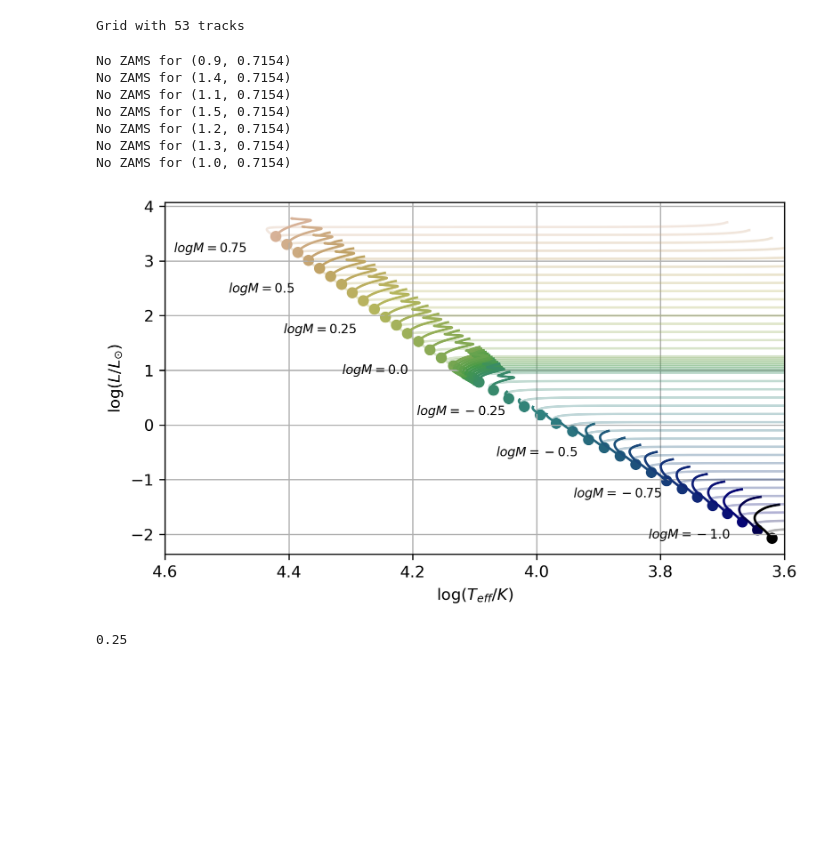
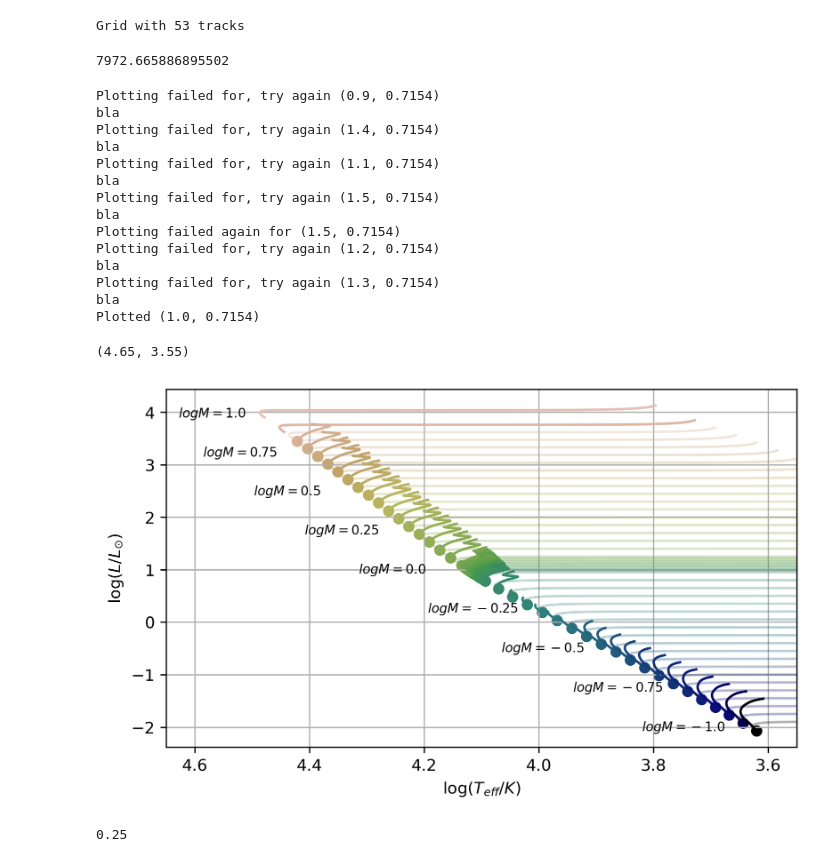
Before and after one commit to Jems-jl/Jems.jl, a Jupyter notebook: Figures/Pythonplots/dualgrid3.ipynb, the cells around one changed output. Cells and saved outputs as stored; diff of their text form; code cells hidden in the pictures; blank space fills up the shorter version.

Commit message:
plots

```diff
--- a/Figures/Pythonplots/dualgrid3.ipynb
+++ b/Figures/Pythonplots/dualgrid3.ipynb
@@ -61,7 +61,7 @@ class Track:
             return None
         return index
 
-    def compute_indices(self, H_cutoff=0.999, Temp_reference = 10**3.0):
+    def compute_indices(self, H_cutoff=0.999999, Temp_reference = 10**3.0):
         self.compute_ZAMS_index(H_cutoff)
         self.compute_PMS_index(Temp_reference)
 
@@ -134,20 +134,42 @@ class Grid:
         return ax
 
     def plot_HRD(self, ax = None):
+        track_logM_1 = Track("../../DualRuns/DualGrid3/logM_1.0_X_0.7154_.history.hdf5")
         ax, colors, shapes = self.HRD_things(ax)
         for track in self.tracks:
-            if track.ZAMS_index == None:
-                print('No ZAMS for', track.get_gridpoint())
+            #if track.ZAMS_index == None:
+            #    print('No ZAMS for', track.get_gridpoint())
+            #    continue
+            if track.logM == 1.0:
+                logT = np.log10(track.history.T_surf)
+                logL = np.log10(track_logM_1.history.L_surf)
+                ax.plot(logT, logL, color = colors[track.logM])
+                ax.text(logT[1767]+0.15, logL[1767], f"$log M = {track.logM}$", fontsize=8)
+                print('Plotted', track.get_gridpoint())
                 continue
-            logT = np.log10(track.history.T_surf)
-            logL = np.log10(track.history.L_surf)
-            ax.plot(logT[track.ZAMS_index:-1], logL[track.ZAMS_index:-1], color = colors[track.logM])
-            ax.plot(logT[0:track.ZAMS_index], logL[0:track.ZAMS_index], color = colors[track.logM],alpha=0.3)
-            ax.scatter(logT[track.ZAMS_index], logL[track.ZAMS_index], color = colors[track.logM])
-            ax.set_xlim(4.6,3.6)
-            if track.logM % 0.25==0:
-                ax.text(logT[track.ZAMS_index]+0.2, logL[track.ZAMS_index], f"$log M = {track.logM}$", fontsize=8)
 
+            try:
+                logT = np.log10(track.history.T_surf)
+                logL = np.log10(track.history.L_surf)
+                ax.plot(logT[track.ZAMS_index:-1], logL[track.ZAMS_index:-1], color = colors[track.logM])
+                ax.plot(logT[0:track.ZAMS_index], logL[0:track.ZAMS_index], color = colors[track.logM],alpha=0.3)
+                ax.scatter(logT[track.ZAMS_index], logL[track.ZAMS_index], color = colors[track.logM])
+                ax.set_xlim(4.6,3.6)
+                if track.logM % 0.25==0:
+                    ax.text(logT[track.ZAMS_index]+0.2, logL[track.ZAMS_index], f"$log M = {track.logM}$", fontsize=8)
+            except:
+                print('Plotting failed for, try again', track.get_gridpoint())
+                try:
+                    logT = np.log10(track.history.T_surf)
+                    logL = np.log10(track.history.L_surf)
+                    print("bla")
+                    #ax.plot(logT[track.ZAMS_index:-1], logL[track.ZAMS_index:-1], color = colors[track.logM])
+                    ax.plot(logT, logL, color = colors[track.logM],alpha=0.3)
+                    ax.set_xlim(4.6,3.6)
+                    if track.logM % 0.25==0:
+                        ax.text(logT[-1]+0.2, logL[-1], f"$log M = {track.logM}$", fontsize=8)
+                except:
+                    print('Plotting failed again for', track.get_gridpoint())
         return ax
 
 
@@ -181,19 +203,32 @@ tracks = [Track(path) for path in paths]
 totalGrid = Grid(tracks)
 # %% [output]
 Grid with 53 tracks
+# %%
+track_logM_1.history.L_surf[1767]
+# %% [output]
+7972.665886895502
 # %%
 fig, ax = plt.subplots(1,1,figsize=(7,4),dpi=300)
 totalGrid.plot_HRD(ax)
 ax.grid()
+ax.set_xlim(4.65,3.55)
 # %% [output]
-No ZAMS for (0.9, 0.7154)
-No ZAMS for (1.4, 0.7154)
-No ZAMS for (1.1, 0.7154)
-No ZAMS for (1.5, 0.7154)
-No ZAMS for (1.2, 0.7154)
-No ZAMS for (1.3, 0.7154)
-No ZAMS for (1.0, 0.7154)
+Plotting failed for, try again (0.9, 0.7154)
+bla
+Plotting failed for, try again (1.4, 0.7154)
+bla
+Plotting failed for, try again (1.1, 0.7154)
+bla
+Plotting failed for, try again (1.5, 0.7154)
+bla
+Plotting failed again for (1.5, 0.7154)
+Plotting failed for, try again (1.2, 0.7154)
+bla
+Plotting failed for, try again (1.3, 0.7154)
+bla
+Plotted (1.0, 0.7154)
+(4.65, 3.55)
-[figure, old version]
+[figure, new version]
 # %%
 totalGrid.tracks[0].logM
 # %% [output]
```
Also changed, not shown: parts of 1 cell of this notebook, 5 other files.
